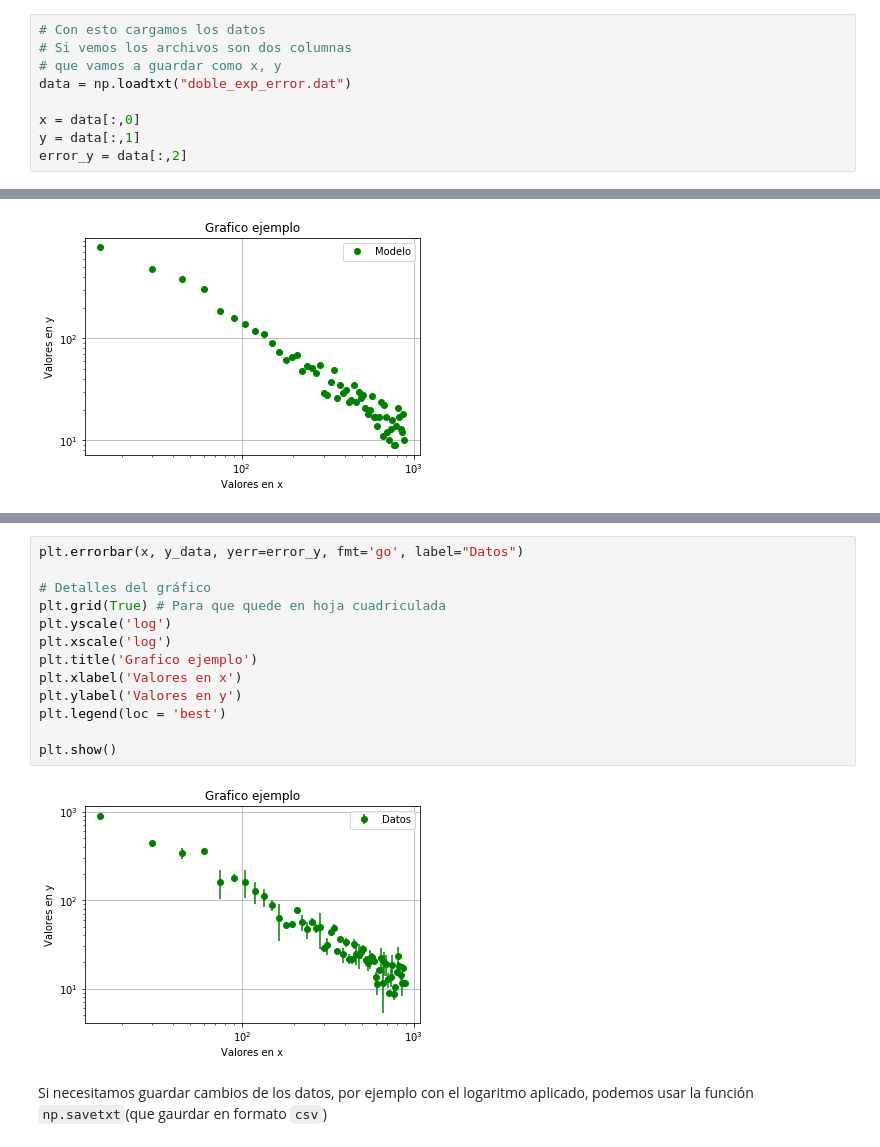
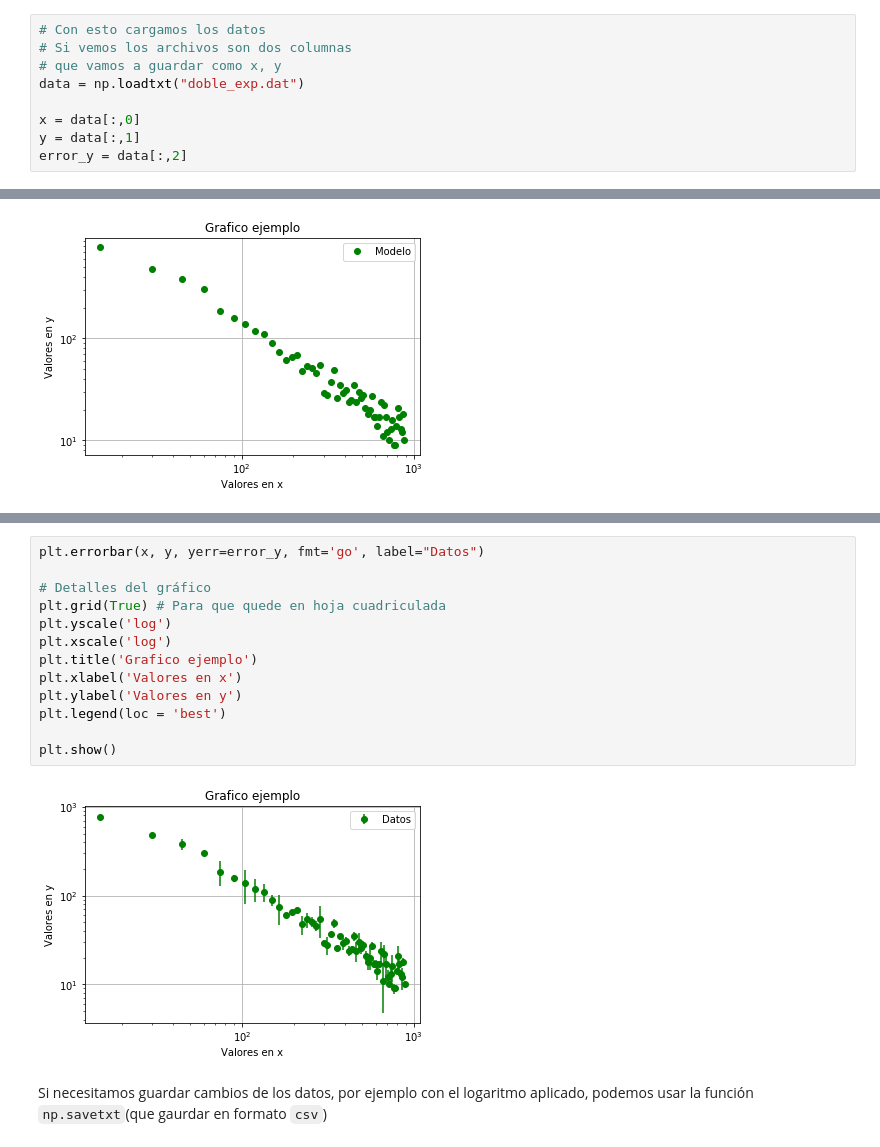
Before and after one commit to fifabsas/talleresfifabsas, a Jupyter notebook: python/Incertezas/numerico.ipynb, the cells around one changed output, grey strips where cells are left out. Drawn from its saved outputs; the diff is of its cells as text.

```diff
--- a/python/Incertezas/numerico.ipynb
+++ b/python/Incertezas/numerico.ipynb
@@ -247,7 +270,7 @@ Importemos los datos que tenemos en el archivo datos.csv. Este archivo tiene tre
 # Con esto cargamos los datos
 # Si vemos los archivos son dos columnas
 # que vamos a guardar como x, y
-data = np.loadtxt("doble_exp_error.dat")
+data = np.loadtxt("doble_exp.dat")
 
 x = data[:,0]
 y = data[:,1]
@@ -300,18 +320,18 @@ Lo que resulta en el siguiente gráfico
 # %%
-plt.errorbar(x, y_data, yerr=error_y, fmt='go', label="Datos")
+plt.errorbar(x, y, yerr=error_y, fmt='go', label="Datos")
 
 # Detalles del gráfico
 plt.grid(True) # Para que quede en hoja cuadriculada
 plt.yscale('log')
 plt.xscale('log')
 plt.title('Grafico ejemplo')
 plt.xlabel('Valores en x')
 plt.ylabel('Valores en y')
 plt.legend(loc = 'best')
 
 plt.show()
 # %% [output]
-[figure, old version]
+[figure, new version]
 # %% [markdown]
 Si necesitamos guardar cambios de los datos, por ejemplo con el logaritmo aplicado, podemos usar la función `np.savetxt`(que gaurdar en formato `csv`)
 # %%
```
Also changed, not shown: parts of 22 cells of this notebook.
